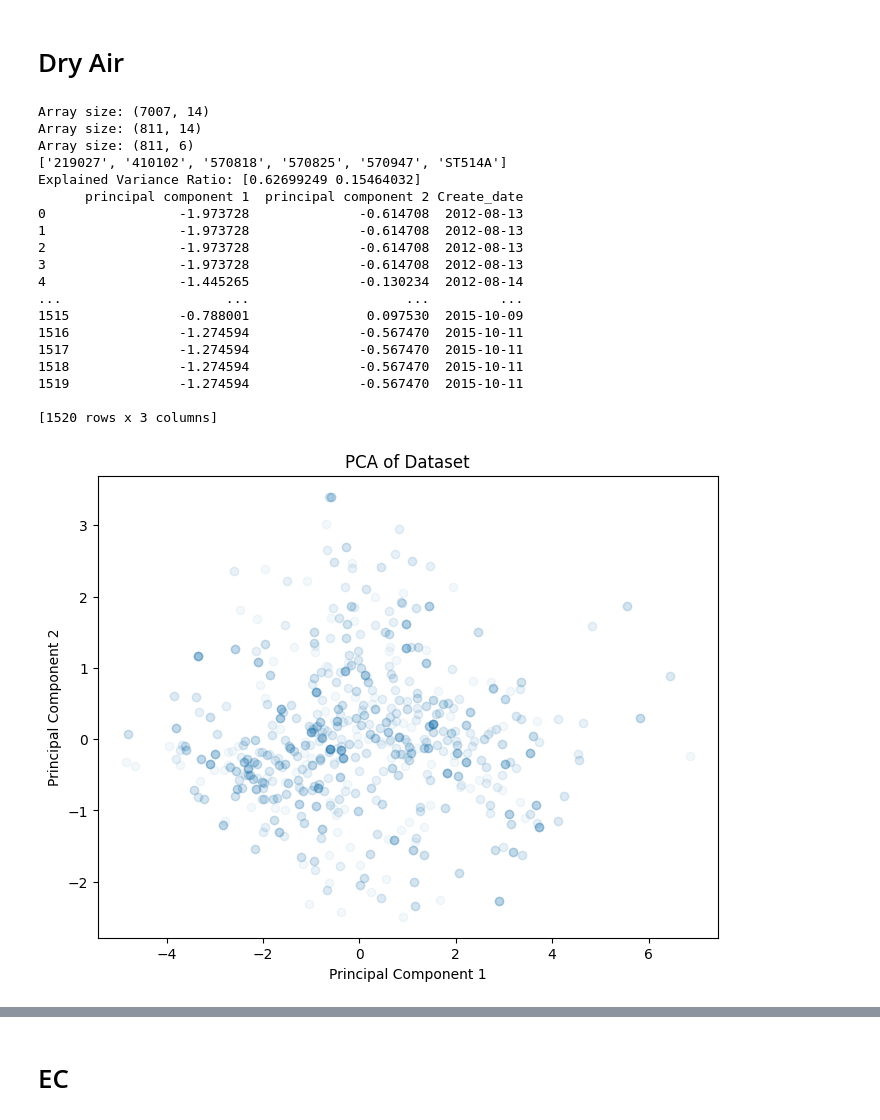
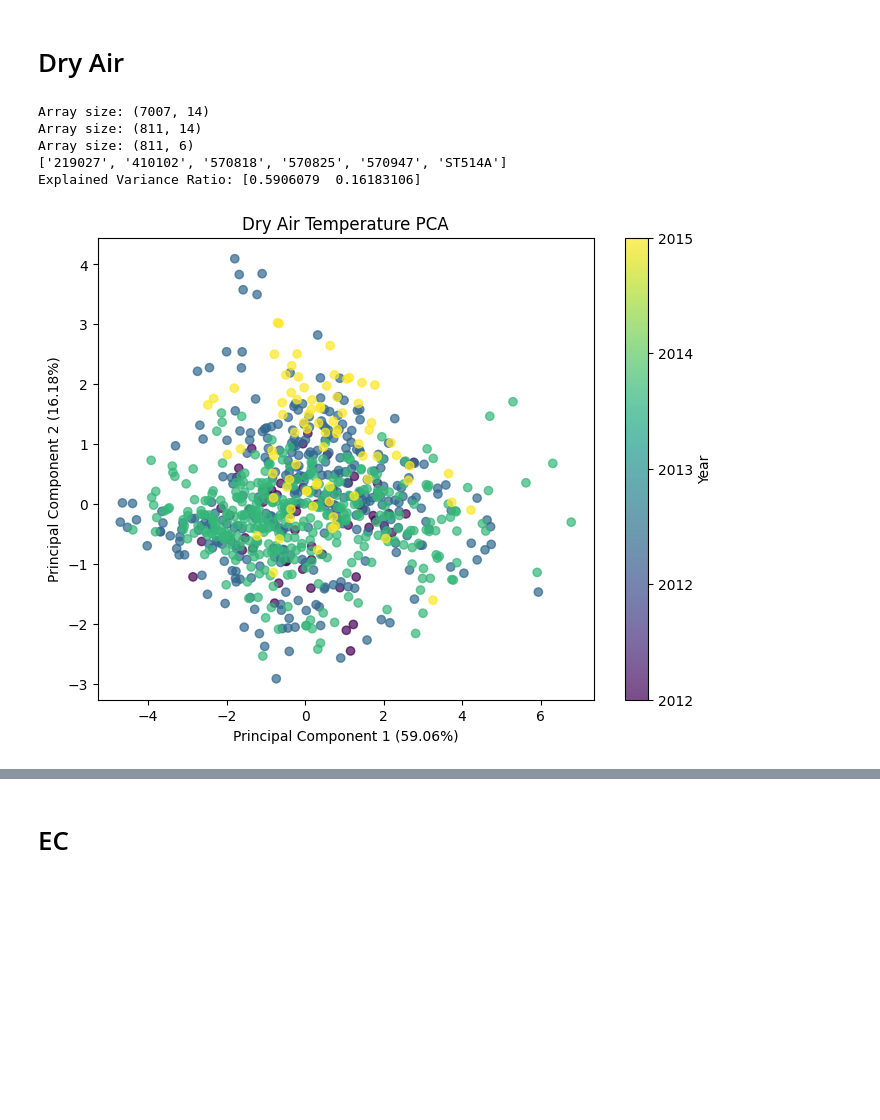
Before and after one commit to ELEN-Workshops-and-LDI/LDI-ML, a Jupyter notebook: Water_data/Exogenous_PCA_Clustering.ipynb, the cells around one changed output, grey strips where cells are left out. Saved outputs shown, nothing was run; the diff lists cells and outputs as text; code cells hidden in the pictures; blank space fills up the shorter version.

Commit message:
made commit to not combine data

```diff
--- a/Water_data/Exogenous_PCA_Clustering.ipynb
+++ b/Water_data/Exogenous_PCA_Clustering.ipynb
@@ -179,14 +203,0 @@ Explained Variance Ratio: [0.86282439 0.11217535]
-# %%
-# Plot the results
-plt.figure(figsize=(8, 6))
-scatter = plt.scatter(finalDf['principal component 1'], finalDf['principal component 2'], alpha=0.05)
-plt.title('PCA of Dataset')
-plt.xlabel('Principal Component 1')
-plt.ylabel('Principal Component 2')
-plt.show()
-
-# Display explained variance
-print("Explained Variance Ratio:", pca.explained_variance_ratio_)
-
-# Display the top rows of the final DataFrame
-print(finalDf)
@@ -275,6 +291,12 @@ KeyError: "None of [Index(['Create_date'], dtype='object')] are in the [columns]
 # Example usage:
 DryAir_temp_file_path = '../GET_WATER_DATA_ONLINE/DailyMeanDryAir.csv'
 combined_data = process_and_combine_data(DryAir_temp_file_path, merge_data=zone_data_1A_top_sorted, row_thresh_multiplier=0.6)
+
+from sklearn.decomposition import PCA
+from sklearn.preprocessing import StandardScaler
+
+from sklearn.impute import SimpleImputer
+
 
 from sklearn.decomposition import PCA
 from sklearn.preprocessing import StandardScaler
@@ -287,61 +309,54 @@ pca = PCA(n_components=2)
 #principalComponents = pca.fit_transform(combined_data)
 
 
-
+time_values = combined_data['Time_ordinal'].values
+year_values = pd.to_datetime(combined_data['Time']).dt.year  # Replace 'Time' with the appropriate column name
 # Standardize columns 53 to 56 excluding specified columns
 columns_to_exclude = ['Status', 'Application Creation Date', 'Approved / Refused Date', 'Recorded / Rejected Date', 'Water Share ID', 'Water System Source', 'Reliability', 'Trading Zone Source', 'Seller Water Authority', 'Seller Trading Zone Use', 'Buyer Water Authority', 'Buyer Trading Zone Use', 'Create_date', 'Create_date_ordinal', 'Cluster', 'Time', 'Time_ordinal', 'Price Per ML ($)', 'Volume Traded (ML)']
 columns_to_standardize = [col for col in combined_data.columns[1:] if col not in columns_to_exclude]
 
 
 x = StandardScaler().fit_transform(combined_data[columns_to_standardize].values)
 
 print(columns_to_standardize)
 
 # Perform PCA
 pca = PCA(n_components=2)
 principalComponents = pca.fit_transform(x)
 principalDf = pd.DataFrame(data=principalComponents, columns=['principal component 1', 'principal component 2'])
 
 # Display explained variance
 print("Explained Variance Ratio:", pca.explained_variance_ratio_)
+explained_variance_ratios = pca.explained_variance_ratio_
+pc1_variance_ratio = explained_variance_ratios[0] * 100
+pc2_variance_ratio = explained_variance_ratios[1] * 100
 
-# Combine with original data
-finalDf = pd.concat([principalDf, combined_data[['Create_date']]], axis=1)
 
-# Display the results of the PCA
-print(finalDf)
 
 # Plot the results
 plt.figure(figsize=(8, 6))
-scatter = plt.scatter(finalDf['principal component 1'], finalDf['principal component 2'], alpha=0.05)
-plt.title('PCA of Dataset')
-plt.xlabel('Principal Component 1')
-plt.ylabel('Principal Component 2')
+scatter = plt.scatter(principalDf['principal component 1'], principalDf['principal component 2'], c=year_values, cmap='viridis', alpha=0.7)
+
+
+colorbar = plt.colorbar(scatter, label='Year')
+tick_labels = [str(int(year)) for year in np.linspace(year_values.min(), year_values.max(), 5)]
+colorbar.set_ticks(np.linspace(year_values.min(), year_values.max(), 5))
+colorbar.set_ticklabels(tick_labels)
+
+plt.title('Dry Air Temperature PCA')
+plt.xlabel(f'Principal Component 1 ({pc1_variance_ratio:.2f}%)')
+plt.ylabel(f'Principal Component 2 ({pc2_variance_ratio:.2f}%)')
 plt.show()
 
 # Display explained variance
 print("Explained Variance Ratio:", pca.explained_variance_ratio_)
 
 # Display the top rows of the final DataFrame
-print(finalDf.head())
+print(principalDf)
 # %% [output]
 Array size: (7007, 14)
 Array size: (811, 14)
 Array size: (811, 6)
 ['219027', '410102', '570818', '570825', '570947', 'ST514A']
-Explained Variance Ratio: [0.62699249 0.15464032]
-      principal component 1  principal component 2 Create_date
-0                 -1.973728              -0.614708  2012-08-13
-1                 -1.973728              -0.614708  2012-08-13
-2                 -1.973728              -0.614708  2012-08-13
-3                 -1.973728              -0.614708  2012-08-13
-4                 -1.445265              -0.130234  2012-08-14
-...                     ...                    ...         ...
-1515              -0.788001               0.097530  2015-10-09
-1516              -1.274594              -0.567470  2015-10-11
-1517              -1.274594              -0.567470  2015-10-11
-1518              -1.274594              -0.567470  2015-10-11
-1519              -1.274594              -0.567470  2015-10-11
-
-[1520 rows x 3 columns]
+Explained Variance Ratio: [0.5906079  0.16183106]
-[figure, old version]
+[figure, new version]
```
Also changed, not shown: parts of 16 cells of this notebook, 8 other files.
